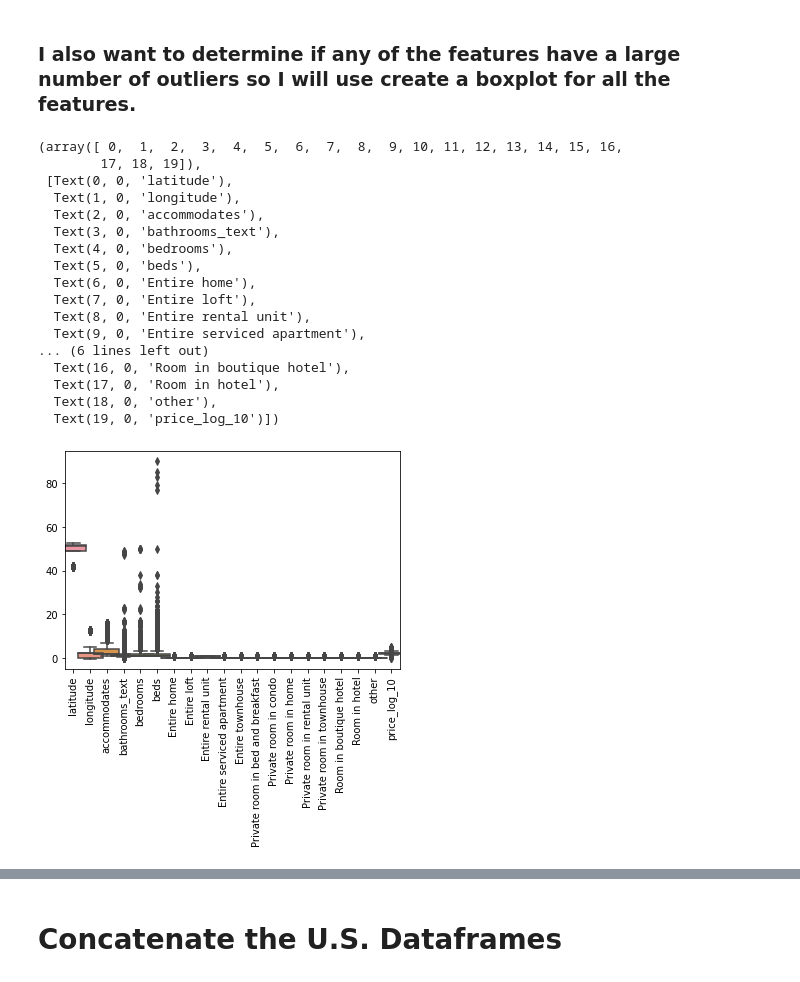
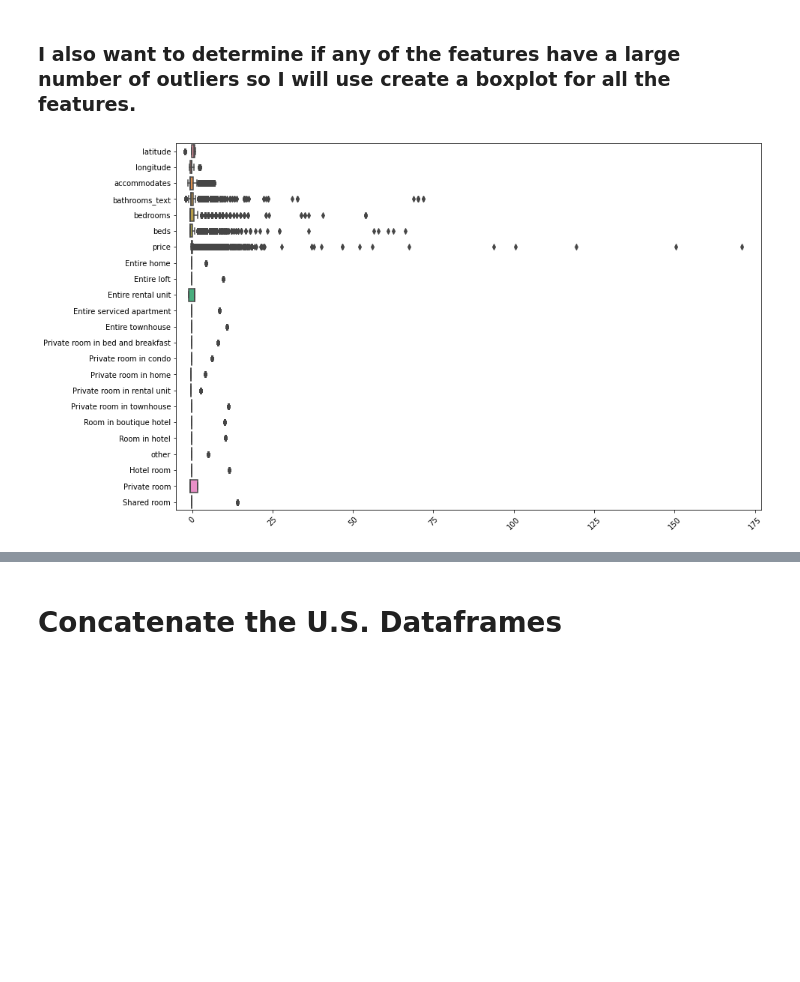
Before and after one commit to roscobosco2745/SpringboardRepo, a Jupyter notebook: Airbnb_project/Capstone_Airbnb_US_Europe.ipynb, the cells around one changed output, grey strips where cells are left out. Cells and saved outputs as stored; diff of their text form; code cells hidden in the pictures; blank space fills up the shorter version.

```diff
--- a/Airbnb_project/Capstone_Airbnb_US_Europe.ipynb
+++ b/Airbnb_project/Capstone_Airbnb_US_Europe.ipynb
@@ -631,0 +568,5 @@ Europe_final = Europe_final.drop(columns = 'price_1st')
+# %%
+room_encode1 = pd.get_dummies(Europe_trim_drop_bath_beds['room_type'], drop_first = True, dtype = int)
+# %%
+Europe_final = pd.concat([Europe_final, room_encode1], axis = 1)
+Europe_final = Europe_final.drop(columns = ['room_type'])
@@ -666 +620,6 @@ Europe_final.describe()
+# %%
+scaler = StandardScaler().fit(Europe_final)
+Europe_final_scaled = scaler.transform(Europe_final)
+# %%
+Europe_final_scaled = pd.DataFrame(Europe_final_scaled, columns = Europe_final.columns)
 # %% [markdown]
@@ -680,24 +641,16 @@ plt.show()
 # %% [markdown]
 ### I also want to determine if any of the features have a large number of outliers so I will use create a boxplot for all the features.
 # %%
-sns.boxplot(data = Europe_final, width = 1.5)
+dims = (14, 9)
+fig, ax = pyplot.subplots(figsize = dims)
+sns.boxplot(data = Europe_final_scaled, ax = ax, orient = 'h', width = .8)
 plt.xticks(rotation = 90)
+
+
+ax.set_xlim(-5, 177)
+
+plt.xticks(rotation = 45)
+
+plt.show()
 # %% [output]
-(array([ 0,  1,  2,  3,  4,  5,  6,  7,  8,  9, 10, 11, 12, 13, 14, 15, 16,
-        17, 18, 19]),
- [Text(0, 0, 'latitude'),
-  Text(1, 0, 'longitude'),
-  Text(2, 0, 'accommodates'),
-  Text(3, 0, 'bathrooms_text'),
-  Text(4, 0, 'bedrooms'),
-  Text(5, 0, 'beds'),
-  Text(6, 0, 'Entire home'),
-  Text(7, 0, 'Entire loft'),
-  Text(8, 0, 'Entire rental unit'),
-  Text(9, 0, 'Entire serviced apartment'),
-... (6 lines left out)
-  Text(16, 0, 'Room in boutique hotel'),
-  Text(17, 0, 'Room in hotel'),
-  Text(18, 0, 'other'),
-  Text(19, 0, 'price_log_10')])
-[figure, old version]
+[figure, new version]
```
Also changed, not shown: parts of 60 cells of this notebook.
